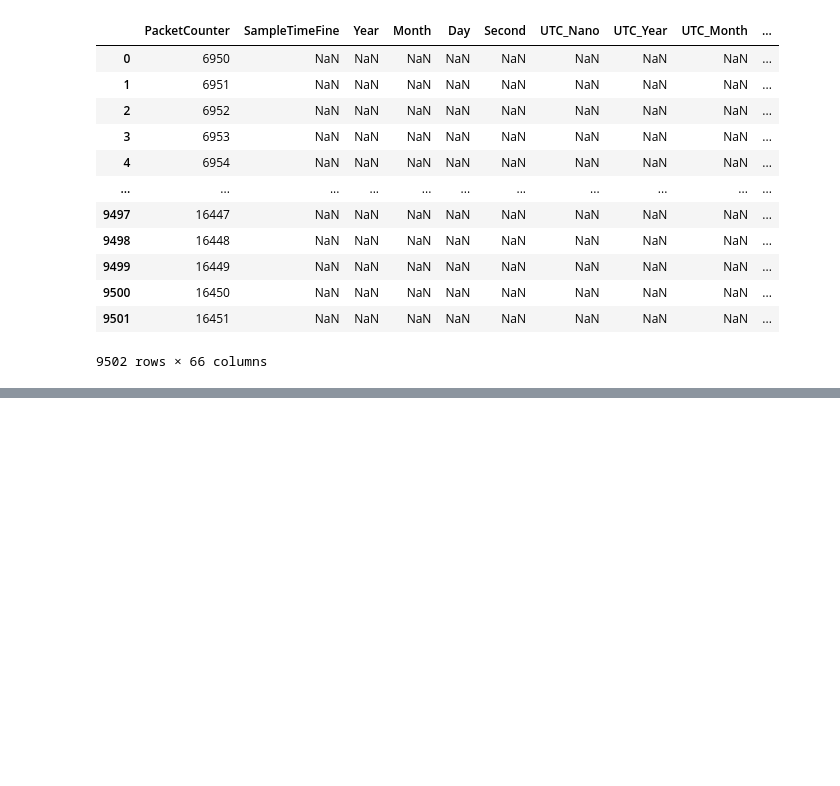
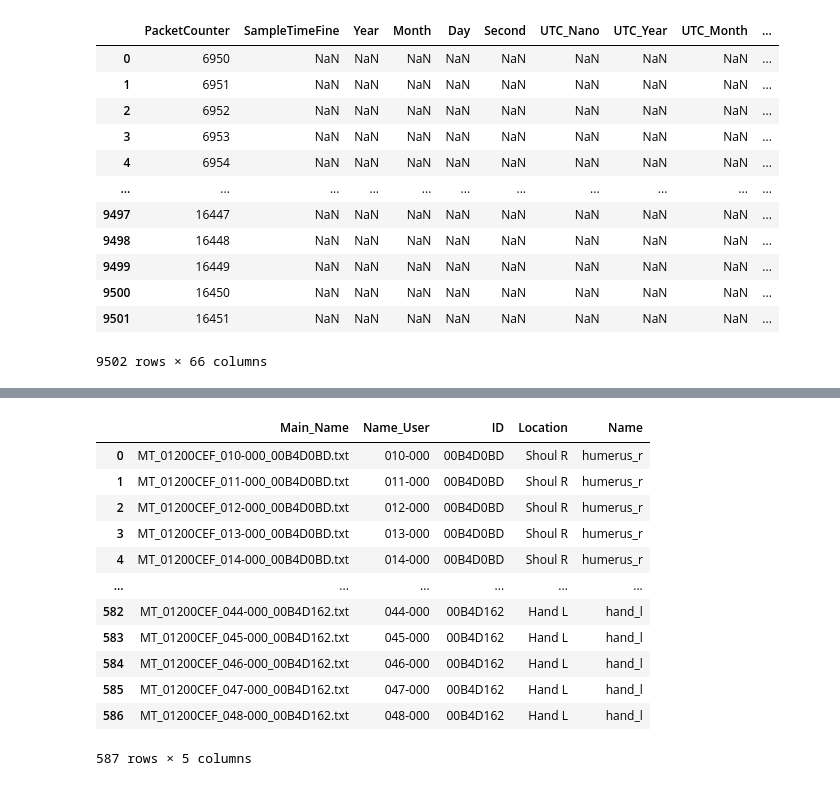
Before and after one commit to Mohsenmohebbi1993/Biomechanik, a Jupyter notebook: notebooks/5. IMU Analysis.ipynb, the cells around one changed output, grey strips where cells are left out. Cells and saved outputs as stored; diff of their text form; code cells hidden in the pictures; blank space fills up the shorter version.

Commit message:
read all data - create df information

```diff
--- a/notebooks/5. IMU Analysis.ipynb
+++ b/notebooks/5. IMU Analysis.ipynb
@@ -232,0 +238,11 @@ df_IMU
+# %%
+# Read Name Of All file
+os.makedirs(input_path, exist_ok=True)
+
+# All data drom .txt
+file_names_txt = [f for f in os.listdir(input_path) if f.endswith(".txt")]
+
+# All data drom .mtb
+file_names_mtb = [f for f in os.listdir(input_path) if f.endswith(".mtb")]
+
+print(f"Count .txt: {len(file_names_txt)} files\nCount .mtb: {len(file_names_mtb)} files")
@@ -232,0 +260,18 @@ df_IMU
+# %%
+# Make one DataFrame from file_names_txt
+df_txt = pd.DataFrame(file_names_txt.copy(), columns=["Main_Name"])
+
+# Print Information about Files
+print(f"sampel name of file is : {df_txt["Main_Name"].iloc[0]}")
+print(f"0:11 Charechte is : {df_txt["Main_Name"].str[0:11].unique().tolist()}")
+
+
+print(f"12:19 Charechte is : have {len(df_txt["Main_Name"].str[12:19].unique())} Uniq Caherchter")
+print(f"20: Charechte is : have {len(df_txt["Main_Name"].str[20:].unique())} Uniq Caherchter")
+
+
+# make 2 columns "Name_User" and "ID"
+df_txt.insert(loc=1, value=df_txt["Main_Name"].str[12:19], column="Name_User")
+df_txt.insert(loc=2, value=df_txt["Main_Name"].str[20:28], column="ID")
+
+df_txt
@@ -232,0 +315,29 @@ df_IMU
+# %%
+# Path of Maping file
+PATH_MAP_SENSOR = f"{input_path}\\map_sensor.xlsx"
+# Read File that is maping file
+MAP_SENSOR = pd.read_excel(PATH_MAP_SENSOR, sheet_name="Tabelle1")
+
+# Merge df_txt and MAP_SENSOR and make tow columns "Location" and "Name"
+# Name is name of opensim app
+INFORMATION_TXT_FILE = pd.merge(df_txt,
+                                MAP_SENSOR,
+                                left_on="ID",
+                                right_on="ID",
+                                how="outer")
+# %%
+INFORMATION_TXT_FILE
+# %% [output]
+|  | Main_Name | Name_User | ID | Location | Name |
+| 0 | MT_01200CEF_010-000_00B4D0BD.txt | 010-000 | 00B4D0BD | Shoul R | humerus_r |
+| 1 | MT_01200CEF_011-000_00B4D0BD.txt | 011-000 | 00B4D0BD | Shoul R | humerus_r |
+| 2 | MT_01200CEF_012-000_00B4D0BD.txt | 012-000 | 00B4D0BD | Shoul R | humerus_r |
+| 3 | MT_01200CEF_013-000_00B4D0BD.txt | 013-000 | 00B4D0BD | Shoul R | humerus_r |
+| 4 | MT_01200CEF_014-000_00B4D0BD.txt | 014-000 | 00B4D0BD | Shoul R | humerus_r |
+| ... | ... | ... | ... | ... | ... |
+| 582 | MT_01200CEF_044-000_00B4D162.txt | 044-000 | 00B4D162 | Hand L | hand_l |
+| 583 | MT_01200CEF_045-000_00B4D162.txt | 045-000 | 00B4D162 | Hand L | hand_l |
+| 584 | MT_01200CEF_046-000_00B4D162.txt | 046-000 | 00B4D162 | Hand L | hand_l |
+| 585 | MT_01200CEF_047-000_00B4D162.txt | 047-000 | 00B4D162 | Hand L | hand_l |
+| 586 | MT_01200CEF_048-000_00B4D162.txt | 048-000 | 00B4D162 | Hand L | hand_l |
+587 rows × 5 columns
```
Also changed, not shown: parts of 7 cells of this notebook.
